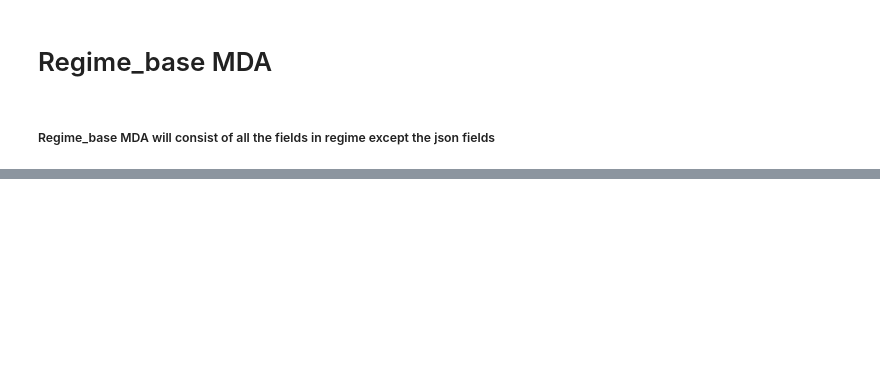
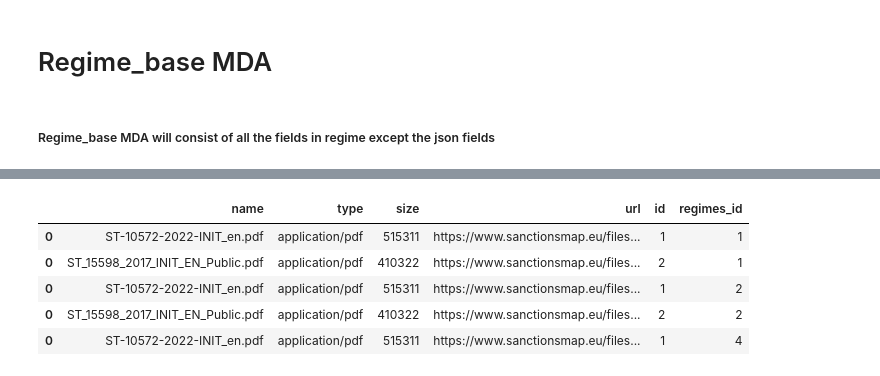
Before and after one commit to kwamemarfo/sanctions, a Jupyter notebook: Data Assets/Data Analysis.ipynb, the cells around one changed output, grey strips where cells are left out. Saved outputs shown, nothing was run; the diff lists cells and outputs as text; code cells hidden in the pictures; blank space fills up the shorter version.

```diff
--- a/Data Assets/Data Analysis.ipynb
+++ b/Data Assets/Data Analysis.ipynb
@@ -272,0 +373,8 @@ regime_base_MDA.head(1)
+# %%
+guide_attach = guidances_data_mda[["id", "attachments.data"]]
+
+all_attach = pd.DataFrame()
+for index, val in guide_attach.iterrows():
+    nt = pd.json_normalize(val[1], errors='ignore')
+    nt["id"] = val[0]
+    all_attach = pd.concat([all_attach, nt], axis=0)
@@ -272,0 +443,18 @@ regime_base_MDA.head(1)
+# %%
+general_guide_attach = general_guidances_mda[["id", "regimes_id", "attachments.data"]]
+
+all_attachment = pd.DataFrame()
+for index, val in general_guide_attach.iterrows():
+    attachment = pd.json_normalize(val[2], errors='ignore')
+    attachment["id"] = val[0]
+    attachment["regimes_id"] = val[1]
+    all_attachment = pd.concat([all_attachment, attachment], axis=0)
+# %%
+all_attachment.head(5)
+# %% [output]
+|  | name | type | size | url | id | regimes_id |
+| 0 | ST-10572-2022-INIT_en.pdf | application/pdf | 515311 | https://www.sanctionsmap.eu/files... | 1 | 1 |
+| 0 | ST_15598_2017_INIT_EN_Public.pdf | application/pdf | 410322 | https://www.sanctionsmap.eu/files... | 2 | 1 |
+| 0 | ST-10572-2022-INIT_en.pdf | application/pdf | 515311 | https://www.sanctionsmap.eu/files... | 1 | 2 |
+| 0 | ST_15598_2017_INIT_EN_Public.pdf | application/pdf | 410322 | https://www.sanctionsmap.eu/files... | 2 | 2 |
+| 0 | ST-10572-2022-INIT_en.pdf | application/pdf | 515311 | https://www.sanctionsmap.eu/files... | 1 | 4 |
```
Also changed, not shown: parts of 68 cells of this notebook, 2 other files.
